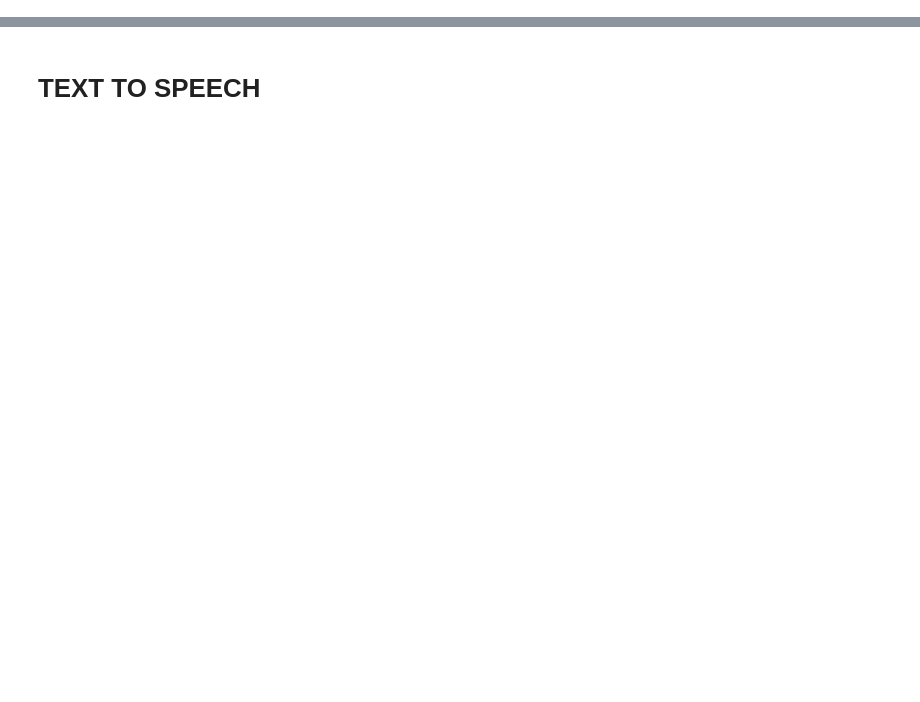
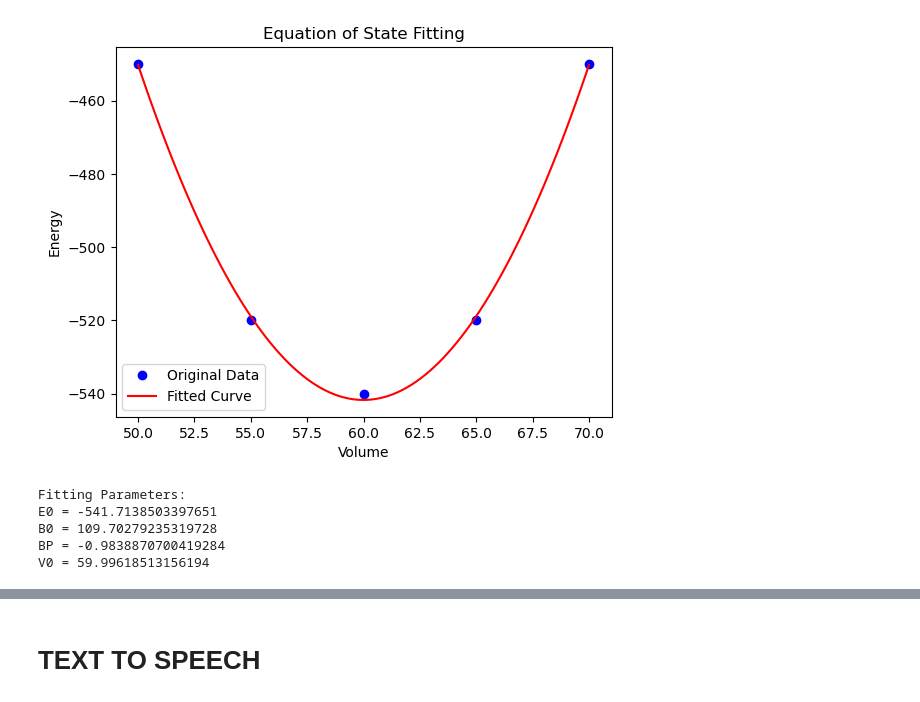
Before and after one commit to jollactic/Modelling_course, a Jupyter notebook: NOTES_AND_PLOTS/plotting.ipynb, the cells around one changed output, grey strips where cells are left out. Cells and saved outputs as stored; diff of their text form; code cells hidden in the pictures; blank space fills up the shorter version.

```diff
--- a/NOTES_AND_PLOTS/plotting.ipynb
+++ b/NOTES_AND_PLOTS/plotting.ipynb
@@ -1,3 +4,62 @@
+# %%
+import numpy as np
+from scipy.optimize import curve_fit
+import matplotlib.pyplot as plt
+
+# Define the Murnaghan equation of state
+def murnaghan(V, E0, B0, BP, V0):
+    E = E0 + B0 * V / BP * (((V0 / V)**BP) / (BP - 1) + 1) - V0 * B0 / (BP - 1)
+    return E
+
+# Generate some example energy-volume data
+V_data = np.array([50, 55, 60, 65, 70])  # Volume data
+E_data = np.array([-450, -520, -540, -520, -450])  # Energy data
+
+# Improved initial guess for fitting parameters
+E0_guess = min(E_data)  # Minimum energy
+V0_guess = V_data[np.argmin(E_data)]  # Volume at minimum energy
+B0_guess = 2 * (max(E_data) - E0_guess) / (max(V_data) - V0_guess)  # Bulk modulus
+BP_guess = 2.0  # Fixed value for the pressure derivative of bulk modulus
+
+# Combine into a tuple
+improved_guess = (E0_guess, B0_guess, BP_guess, V0_guess)
+
+
+# Fit the Murnaghan equation of state to the data
+popt, pcov = curve_fit(murnaghan, V_data, E_data, p0=guess)
+
+# Extract the fitting parameters
+E0_fit, B0_fit, BP_fit, V0_fit = popt
+
+# Generate fitted energy-volume curve
+V_fit = np.linspace(min(V_data), max(V_data), 100)
+E_fit = murnaghan(V_fit, *popt)
+
+# Plot the original data and the fitted curve
+plt.plot(V_data, E_data, 'bo', label='Original Data')
+plt.plot(V_fit, E_fit, 'r-', label='Fitted Curve')
+plt.xlabel('Volume')
+plt.ylabel('Energy')
+plt.title('Equation of State Fitting')
+plt.legend()
+
+plt.rc('xtick', labelsize=12)
+plt.rc('axes', labelsize=18)
+plt.show()
+
+# Print fitting parameters
+print("Fitting Parameters:")
+print("E0 =", E0_fit)
+print("B0 =", B0_fit)
+print("BP =", BP_fit)
+print("V0 =", V0_fit)
+# %% [output]
+[figure, added]
+Fitting Parameters:
+E0 = -541.7138503397651
+B0 = 109.70279235319728
+BP = -0.9838870700419284
+V0 = 59.99618513156194
 # %%
 import numpy as np
 import matplotlib.pyplot as plt
```
Also changed, not shown: parts of 4 cells of this notebook, 34 other files.
